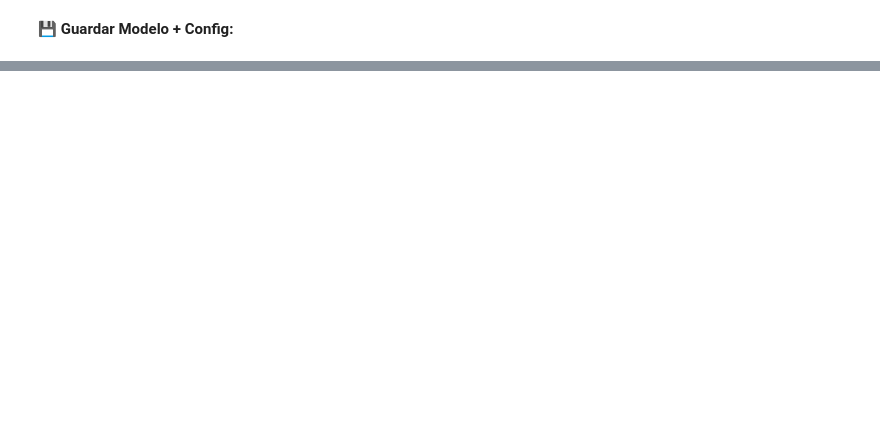
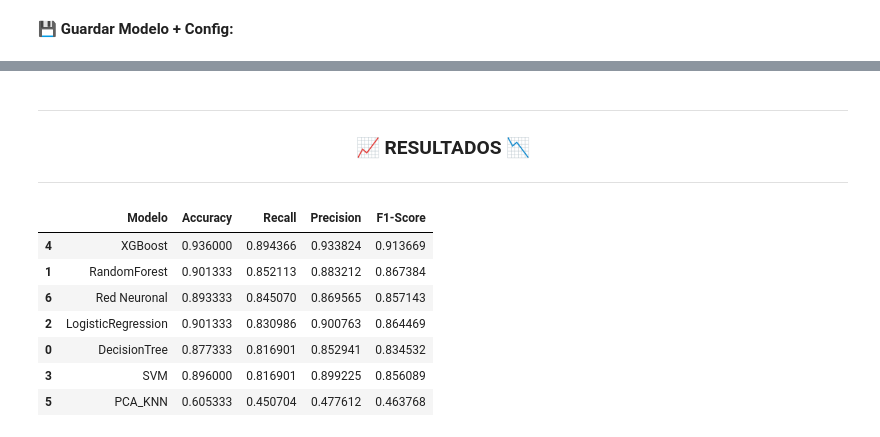
Before and after one commit to alexvillaro2003/ML_Cancer_Prediction, a Jupyter notebook: notebooks/03_Entrenamiento_Evaluacion.ipynb, the cells around one changed output, grey strips where cells are left out. Saved outputs shown, nothing was run; the diff lists cells and outputs as text; code cells hidden in the pictures; blank space fills up the shorter version.

```diff
--- a/notebooks/03_Entrenamiento_Evaluacion.ipynb
+++ b/notebooks/03_Entrenamiento_Evaluacion.ipynb
@@ -469,0 +765,10 @@ with open('../models/SVM_RandomizedSearchCV/config_SVMRSCV.yaml', 'w') as archiv
+# %%
+modelo = Sequential()
+
+modelo.add(Dense(64, activation='relu', input_dim=X_train_scaled.shape[1]))
+modelo.add(Dropout(0.2))
+
+modelo.add(Dense(64, activation='relu'))
+modelo.add(Dropout(0.2))
+
+modelo.add(Dense(1, activation='sigmoid'))
@@ -469,0 +777,2 @@ with open('../models/SVM_RandomizedSearchCV/config_SVMRSCV.yaml', 'w') as archiv
+# %%
+modelo.compile(optimizer=Adam(learning_rate=0.001), loss='binary_crossentropy', metrics=['accuracy'])
@@ -469,0 +781,12 @@ with open('../models/SVM_RandomizedSearchCV/config_SVMRSCV.yaml', 'w') as archiv
+# %%
+early_stopping = EarlyStopping(monitor='val_loss', patience=6, restore_best_weights=True)
+
+
+history = modelo.fit(
+    X_train_scaled, y_train,
+    epochs=50,
+    batch_size=32,
+    validation_data=(X_test_scaled, y_test),
+    callbacks=[early_stopping],
+    verbose=1
+)
@@ -469,0 +813,2 @@ with open('../models/SVM_RandomizedSearchCV/config_SVMRSCV.yaml', 'w') as archiv
+# %%
+pred_keras = (modelo.predict(X_test_scaled) > 0.5).astype("int32")
@@ -469,0 +870,6 @@ with open('../models/SVM_RandomizedSearchCV/config_SVMRSCV.yaml', 'w') as archiv
+# %% [markdown]
+---
+
+**<h3 style="text-align:center;"> 📈 RESULTADOS 📉</h3>**
+
+---
@@ -469,0 +918,18 @@ with open('../models/SVM_RandomizedSearchCV/config_SVMRSCV.yaml', 'w') as archiv
+# %%
+resultados = pd.DataFrame({
+    'Modelo': ['DecisionTree', 'RandomForest', 'LogisticRegression', 'SVM', 'XGBoost', 'PCA_KNN', 'Red Neuronal'],
+    'Accuracy': [accuracy_dtc, accuracy_rf, accuracy_lr, accuracy_svm, accuracy_xgb, accuracy_knn, accuracy_keras],
+    'Recall': [recall_dtc, recall_rf, recall_lr, recall_svm, recall_xgb, recall_knn, recall_keras],
+    'Precision': [precision_dtc, precision_rf, precision_lr, precision_svm, precision_xgb, precision_knn, precision_keras],
+    'F1-Score': [f1_dtc, f1_rf, f1_lr, f1_svm, f1_xgb, f1_knn, f1_keras]})
+
+resultados.sort_values(by='Recall', ascending=False)
+# %% [output]
+|  | Modelo | Accuracy | Recall | Precision | F1-Score |
+| 4 | XGBoost | 0.936000 | 0.894366 | 0.933824 | 0.913669 |
+| 1 | RandomForest | 0.901333 | 0.852113 | 0.883212 | 0.867384 |
+| 6 | Red Neuronal | 0.893333 | 0.845070 | 0.869565 | 0.857143 |
+| 2 | LogisticRegression | 0.901333 | 0.830986 | 0.900763 | 0.864469 |
+| 0 | DecisionTree | 0.877333 | 0.816901 | 0.852941 | 0.834532 |
+| 3 | SVM | 0.896000 | 0.816901 | 0.899225 | 0.856089 |
+| 5 | PCA_KNN | 0.605333 | 0.450704 | 0.477612 | 0.463768 |
```
Also changed, not shown: parts of 65 cells of this notebook, 16 other files.
